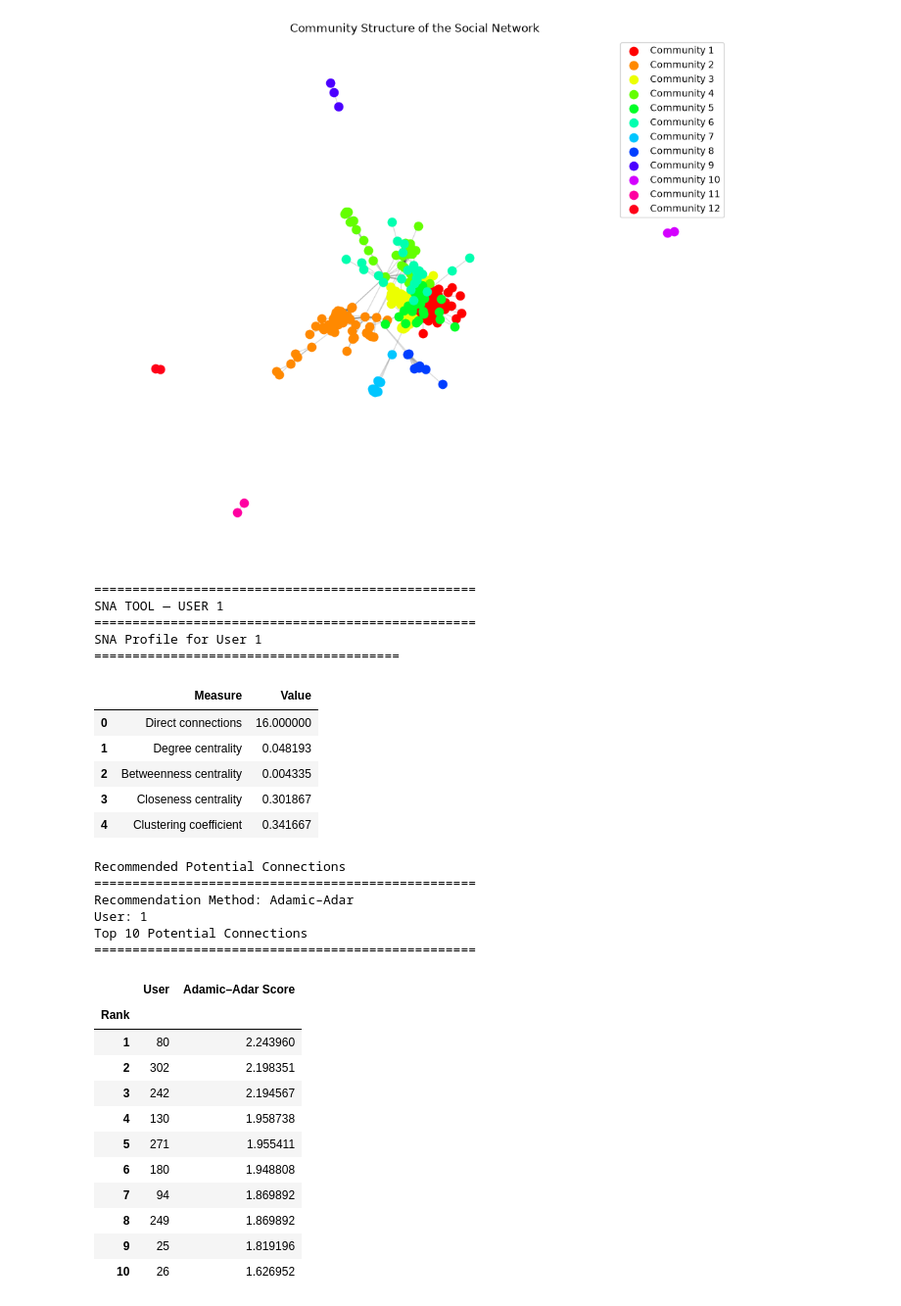
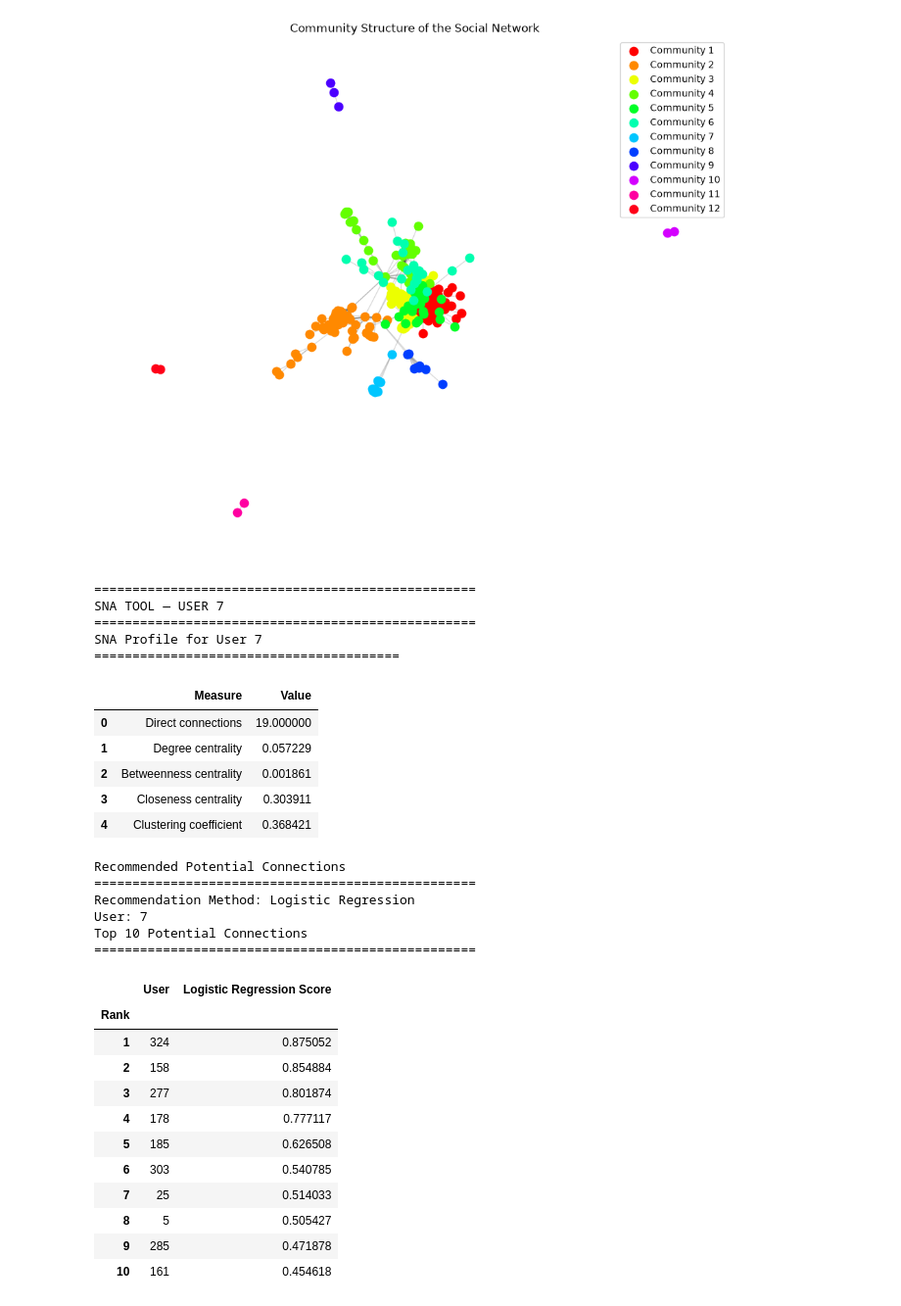
Before and after one commit to missmadam1881-oss/SNA-Tool, a Jupyter notebook: notebooks/03_model_comparison_and_sna_tool.ipynb, the cells around one changed output. Shown at 98% size. Cells and saved outputs as stored; diff of their text form; code cells hidden in the pictures.

```diff
--- a/notebooks/03_model_comparison_and_sna_tool.ipynb
+++ b/notebooks/03_model_comparison_and_sna_tool.ipynb
@@ -549,7 +556,7 @@ Number of users available: 333
 Example user IDs:
 [1, 2, 3, 4, 5, 6, 7, 8, 9, 10]
 # %%
-# 07 Configure the SNA analysis
+# Configure the SNA analysis
 # Leave as  None to automatically use the method selected during model comparison.
 # The recommendation method can be selected from the five
 # link-prediction methods evaluated in the model comparison.
@@ -558,7 +565,7 @@ Example user IDs:
 
 # Select the user to analyse.
 # Change this ID to analyse another user in the network.
-selected_user = 1
+selected_user = 7
 
 # Select the recommendation method.
 # Available methods:
@@ -571,6 +578,7 @@ selected_user = 1
 selected_recommendation_method = None
 
 # Number of potential connections to recommend.
+# Number of recommendations to return can be changed here
 number_of_recommendations = 10
 # %%
 # — Create a user-level SNA analysis function
@@ -636,7 +644,7 @@ SNA Profile for User 1
 def recommend_connections(
     user_id,
     method=None,
-    top_n=10
+    top_n=None
 ):
 
     # — Check that the user exists in the network
@@ -894,12 +902,3 @@ def recommend_connections(
 
 
     return recommendations
-
-
-# — Run recommendation for the selected user
-
-recommend_connections(
-    selected_user,
-    method=selected_recommendation_method,
-    top_n=number_of_recommendations
-)
@@ -1025,7 +1007,7 @@ plt.show()
 # and potential connection recommendations into one analysis.
 
 
-def sna_tool(user_id, top_n=10):
+def sna_tool(user_id, top_n=None):
 
     if user_id not in G:
 
@@ -1047,51 +1029,52 @@ def sna_tool(user_id, top_n=10):
 
     display(profile)
 
 
     # — Display recommended connections
 
     print()
     print("Recommended Potential Connections")
     print("=" * 50)
 
     recommendations = recommend_connections(
         user_id,
+        method=selected_recommendation_method,
         top_n=top_n
     )
 
     display(recommendations)
 
 
 # Example user is in use
 
 sna_tool(selected_user, top_n=number_of_recommendations)
 # %% [output]
 ==================================================
-SNA TOOL — USER 1
+SNA TOOL — USER 7
 ==================================================
-SNA Profile for User 1
+SNA Profile for User 7
 ========================================
 |  | Measure | Value |
-| 0 | Direct connections | 16.000000 |
-| 1 | Degree centrality | 0.048193 |
-| 2 | Betweenness centrality | 0.004335 |
-| 3 | Closeness centrality | 0.301867 |
-| 4 | Clustering coefficient | 0.341667 |
+| 0 | Direct connections | 19.000000 |
+| 1 | Degree centrality | 0.057229 |
+| 2 | Betweenness centrality | 0.001861 |
+| 3 | Closeness centrality | 0.303911 |
+| 4 | Clustering coefficient | 0.368421 |
 Recommended Potential Connections
 ==================================================
-Recommendation Method: Adamic–Adar
-User: 1
+Recommendation Method: Logistic Regression
+User: 7
 Top 10 Potential Connections
 ==================================================
-|  | User | Adamic–Adar Score |
+|  | User | Logistic Regression Score |
 | Rank |  |  |
-| 1 | 80 | 2.243960 |
-| 2 | 302 | 2.198351 |
-| 3 | 242 | 2.194567 |
-| 4 | 130 | 1.958738 |
-| 5 | 271 | 1.955411 |
-| 6 | 180 | 1.948808 |
-| 7 | 94 | 1.869892 |
-| 8 | 249 | 1.869892 |
-| 9 | 25 | 1.819196 |
-| 10 | 26 | 1.626952 |
+| 1 | 324 | 0.875052 |
+| 2 | 158 | 0.854884 |
+| 3 | 277 | 0.801874 |
+| 4 | 178 | 0.777117 |
+| 5 | 185 | 0.626508 |
+| 6 | 303 | 0.540785 |
+| 7 | 25 | 0.514033 |
+| 8 | 5 | 0.505427 |
+| 9 | 285 | 0.471878 |
+| 10 | 161 | 0.454618 |
```
Also changed, not shown: parts of 5 cells of this notebook.
